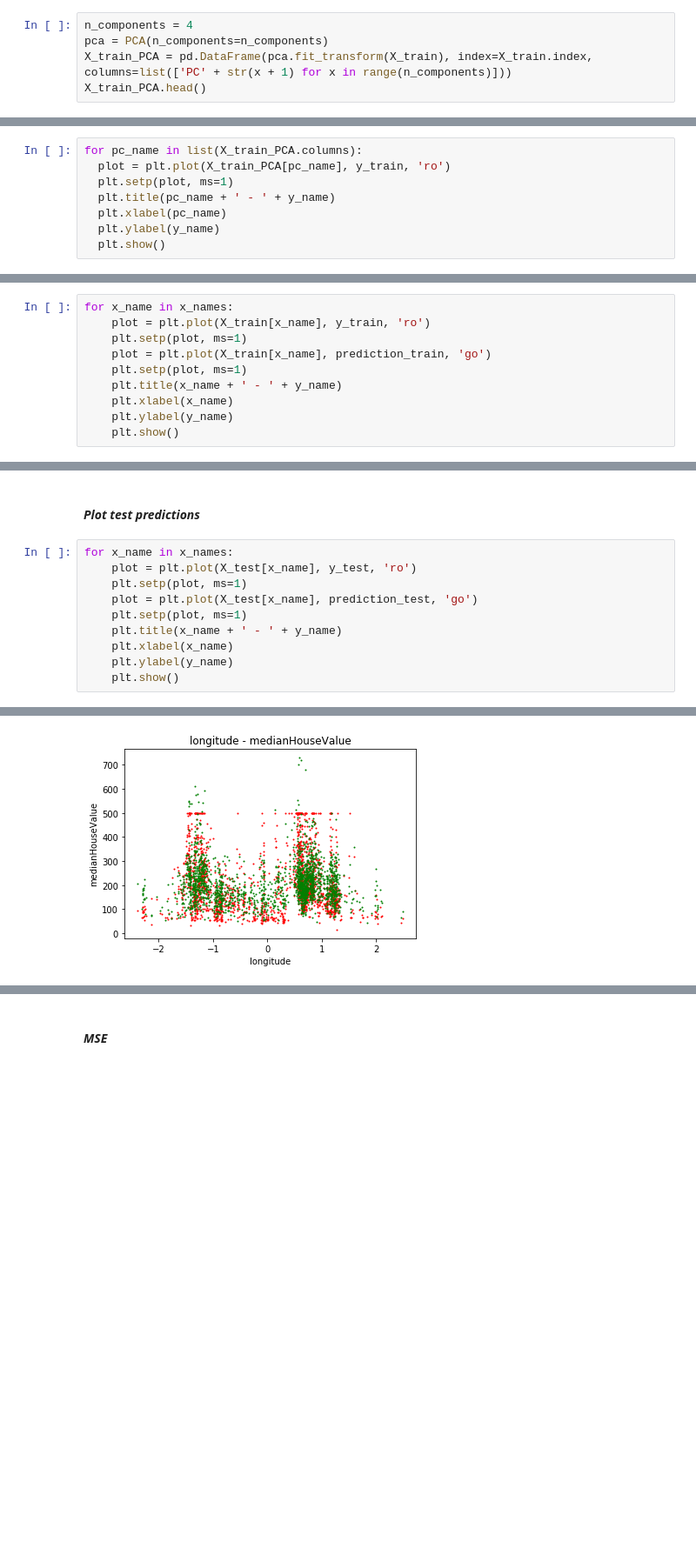
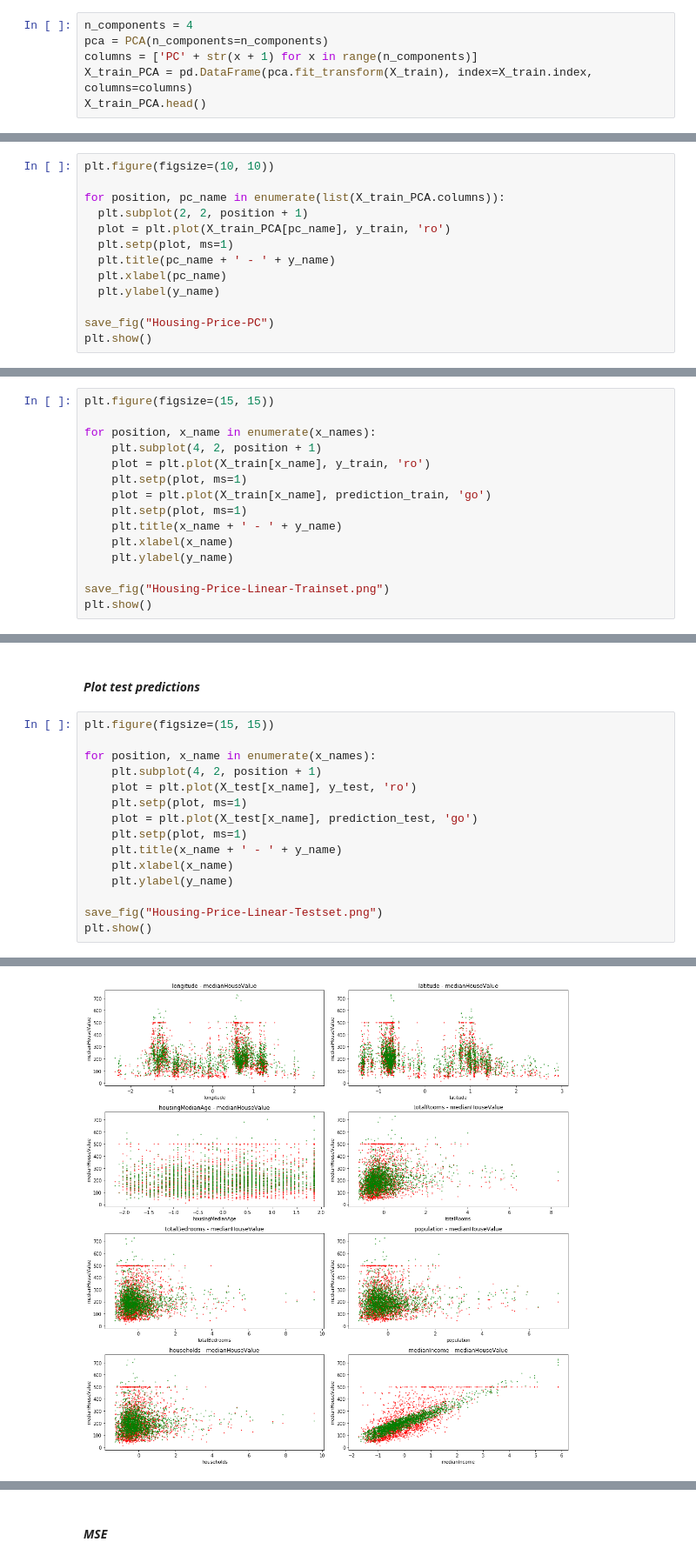
Before and after one commit to mostafaghadimi/IEEE-HandsOn, a Jupyter notebook: Regression.ipynb, the cells around one changed output, grey strips where cells are left out. Shown at 87% size. Cells and saved outputs as stored; diff of their text form; blank space fills up the shorter version.

```diff
--- a/Regression.ipynb
+++ b/Regression.ipynb
@@ -602,7 +614,8 @@ The variance of first four PCs should the considered while the others are almost
 # %%
 n_components = 4
 pca = PCA(n_components=n_components)
-X_train_PCA = pd.DataFrame(pca.fit_transform(X_train), index=X_train.index, columns=list(['PC' + str(x + 1) for x in range(n_components)]))
+columns = ['PC' + str(x + 1) for x in range(n_components)]
+X_train_PCA = pd.DataFrame(pca.fit_transform(X_train), index=X_train.index, columns=columns)
 X_train_PCA.head()
 # %% [output]
 |  | PC1 | PC2 | PC3 | PC4 |
@@ -614,11 +627,16 @@ X_train_PCA.head()
 # %% [markdown]
 ## *Plot all PC - y relations*
 # %%
-for pc_name in list(X_train_PCA.columns):
+plt.figure(figsize=(10, 10))
+
+for position, pc_name in enumerate(list(X_train_PCA.columns)):
+  plt.subplot(2, 2, position + 1)
   plot = plt.plot(X_train_PCA[pc_name], y_train, 'ro')
   plt.setp(plot, ms=1)
   plt.title(pc_name + ' - ' + y_name)
   plt.xlabel(pc_name)
   plt.ylabel(y_name)
-  plt.show()
+
+save_fig("Housing-Price-PC")
+plt.show()
 # %% [output]
@@ -746,7 +770,10 @@ prediction_train.shape, prediction_test.shape
 # %% [markdown]
 #### *Plot train predictions*
 # %%
-for x_name in x_names:
+plt.figure(figsize=(15, 15))
+
+for position, x_name in enumerate(x_names):
+    plt.subplot(4, 2, position + 1)
     plot = plt.plot(X_train[x_name], y_train, 'ro')
     plt.setp(plot, ms=1)
     plot = plt.plot(X_train[x_name], prediction_train, 'go')
@@ -754,5 +781,7 @@ for x_name in x_names:
     plt.title(x_name + ' - ' + y_name)
     plt.xlabel(x_name)
     plt.ylabel(y_name)
-    plt.show()
+
+save_fig("Housing-Price-Linear-Trainset.png")
+plt.show()
 # %% [output]
@@ -767,7 +790,10 @@ for x_name in x_names:
 # %% [markdown]
 #### *Plot test predictions*
 # %%
-for x_name in x_names:
+plt.figure(figsize=(15, 15))
+
+for position, x_name in enumerate(x_names):
+    plt.subplot(4, 2, position + 1)
     plot = plt.plot(X_test[x_name], y_test, 'ro')
     plt.setp(plot, ms=1)
     plot = plt.plot(X_test[x_name], prediction_test, 'go')
@@ -775,5 +801,7 @@ for x_name in x_names:
     plt.title(x_name + ' - ' + y_name)
     plt.xlabel(x_name)
     plt.ylabel(y_name)
-    plt.show()
+
+save_fig("Housing-Price-Linear-Testset.png")
+plt.show()
 # %% [output]
@@ -780 +809 @@ for x_name in x_names:
-[figure, old version]
+[figure, new version]
```
Also changed, not shown: parts of 40 cells of this notebook.
